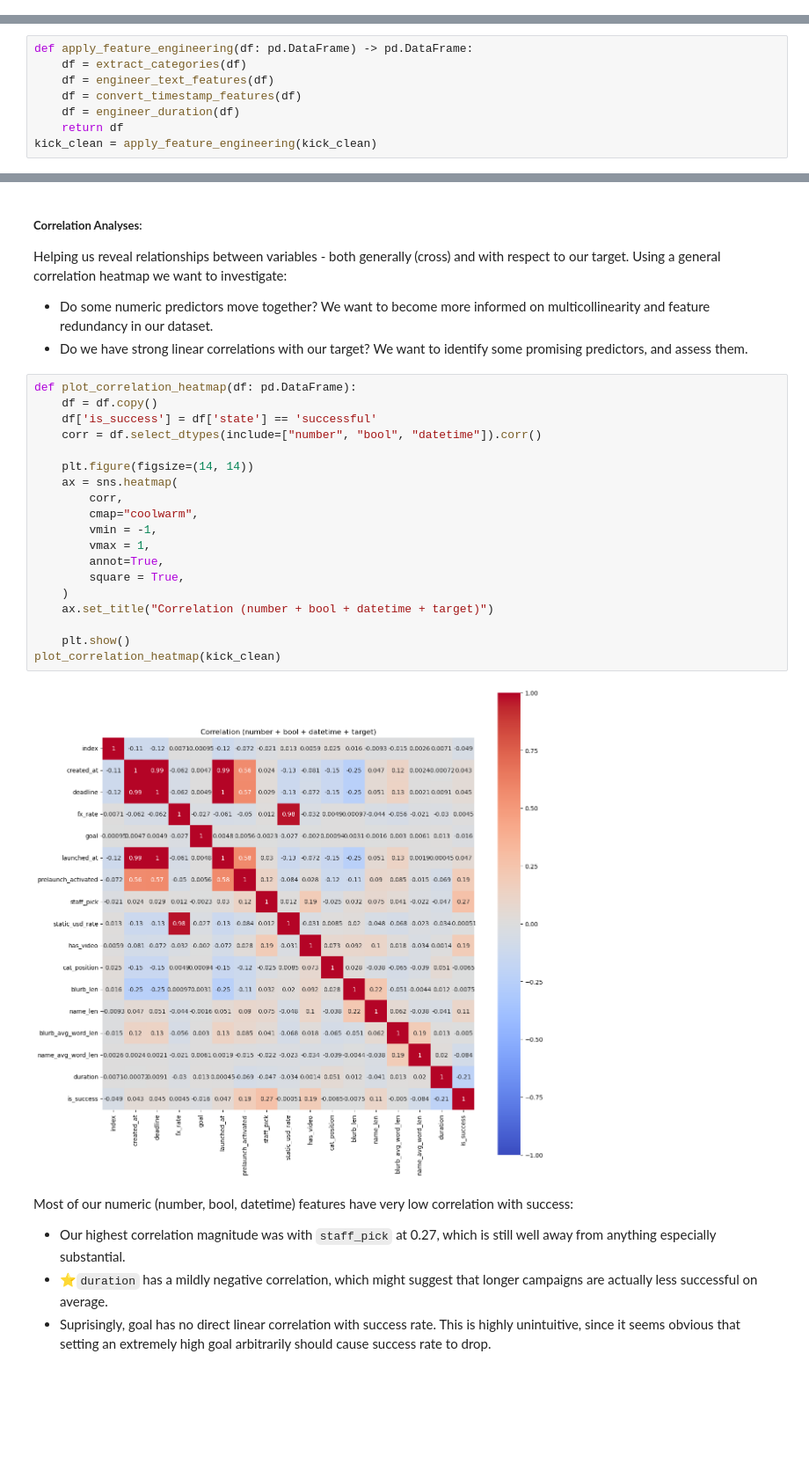
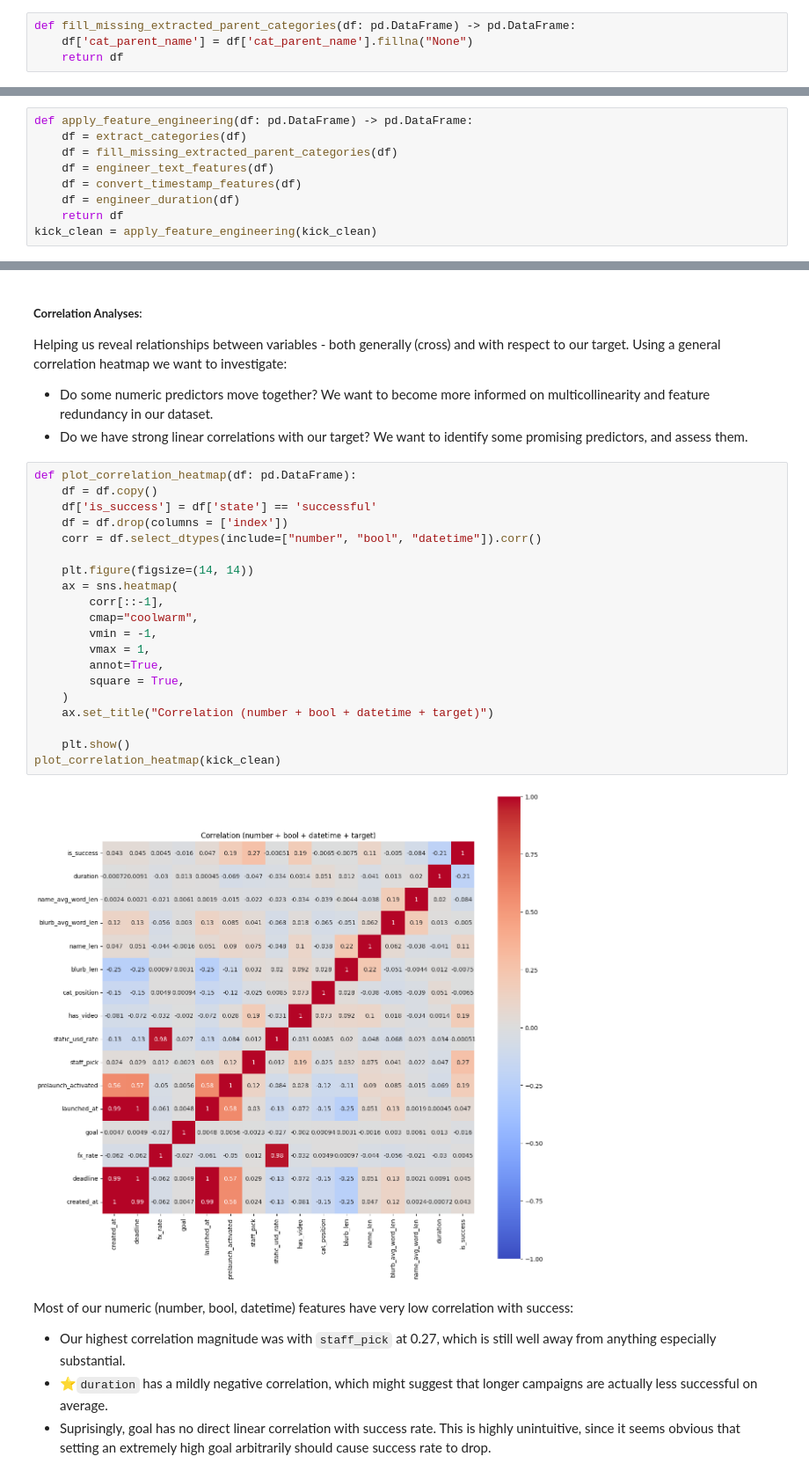
Before and after one commit to DVDMVN/CMSE802_PROJECT, a Jupyter notebook: notebooks/exploration.ipynb, the cells around one changed output, grey strips where cells are left out. Shown at 88% size. Drawn from its saved outputs; the diff is of its cells as text; blank space fills up the shorter version.

```diff
--- a/notebooks/exploration.ipynb
+++ b/notebooks/exploration.ipynb
@@ -716,3 +754,7 @@ def extract_categories(df: pd.DataFrame) -> pd.DataFrame:
+# %%
+def fill_missing_extracted_parent_categories(df: pd.DataFrame) -> pd.DataFrame:
+    df['cat_parent_name'] = df['cat_parent_name'].fillna("None")
+    return df
 # %% [markdown]
 ---
 For text features `blurb` and `name`
@@ -772,6 +810,7 @@ Applying feature engineering:
 # %%
 def apply_feature_engineering(df: pd.DataFrame) -> pd.DataFrame:
     df = extract_categories(df)
+    df = fill_missing_extracted_parent_categories(df)
     df = engineer_text_features(df)
     df = convert_timestamp_features(df)
     df = engineer_duration(df)
@@ -932,24 +971,25 @@ Helping us reveal relationships between variables - both generally (cross) and w
 # %%
 def plot_correlation_heatmap(df: pd.DataFrame):
     df = df.copy()
     df['is_success'] = df['state'] == 'successful'
+    df = df.drop(columns = ['index'])
     corr = df.select_dtypes(include=["number", "bool", "datetime"]).corr()
 
     plt.figure(figsize=(14, 14))
     ax = sns.heatmap(
-        corr,
+        corr[::-1],
         cmap="coolwarm",
         vmin = -1,
         vmax = 1,
         annot=True,
         square = True,
     )
     ax.set_title("Correlation (number + bool + datetime + target)")
 
     plt.show()
 plot_correlation_heatmap(kick_clean)
 # %% [output]
-[figure, old version]
+[figure, new version]
 # %% [markdown]
 Most of our numeric (number, bool, datetime) features have very low correlation with success:
 - Our highest correlation magnitude was with `staff_pick` at 0.27, which is still well away from anything especially substantial.
```
Also changed, not shown: parts of 13 cells of this notebook, 3 other files.
